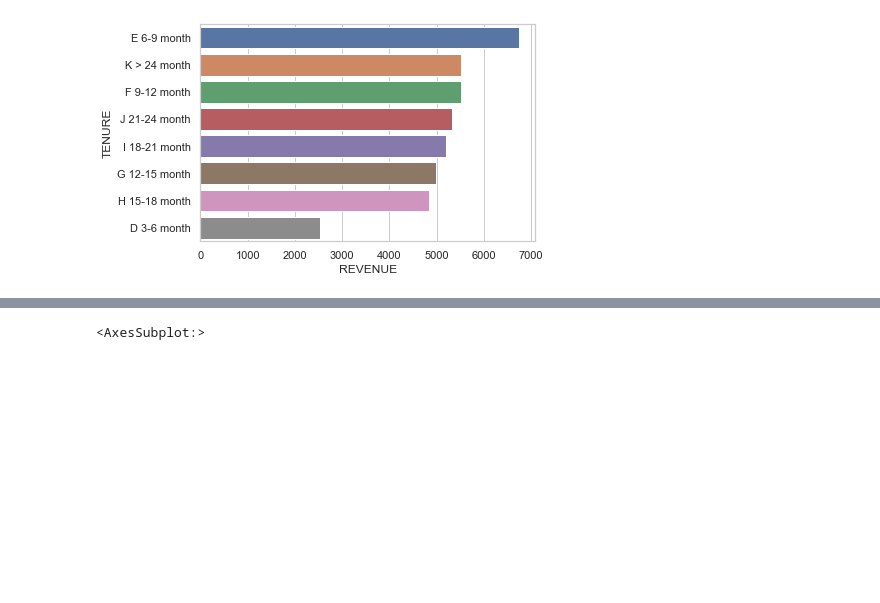
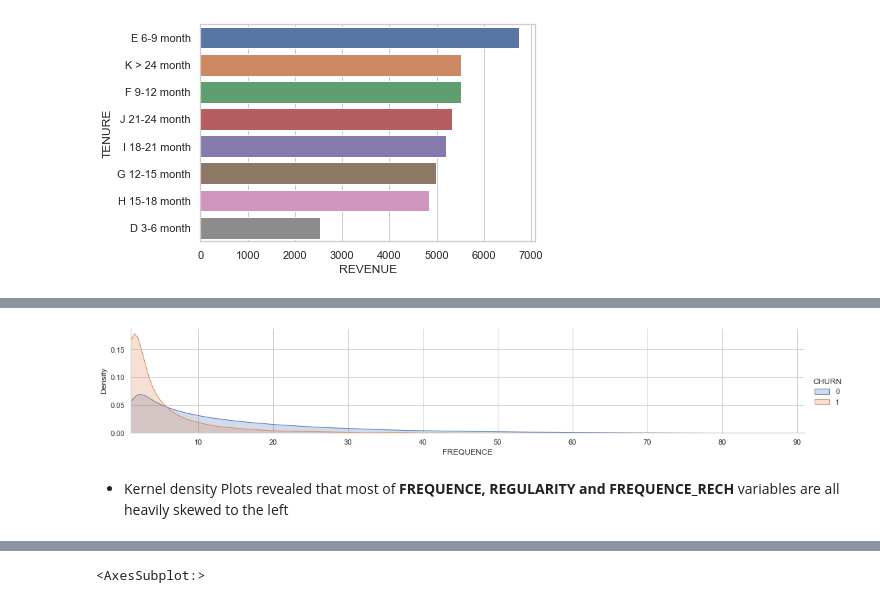
Before and after one commit to aifenaike/Expresso_Prediction, a Jupyter notebook: exploratory_data_analysis.ipynb, the cells around one changed output, grey strips where cells are left out. Saved outputs shown, nothing was run; the diff lists cells and outputs as text; code cells hidden in the pictures; blank space fills up the shorter version.

```diff
--- a/exploratory_data_analysis.ipynb
+++ b/exploratory_data_analysis.ipynb
@@ -159,0 +190,6 @@ sns.barplot(x = 'REVENUE',y = 'TENURE',data = df)
+# %%
+kdeplot('FREQUENCE',Train)
+# %% [output]
+[figure, added]
+# %% [markdown]
+- Kernel density Plots revealed that most of **FREQUENCE, REGULARITY and FREQUENCE_RECH** variables are all heavily skewed to the left
```
Also changed, not shown: parts of 33 cells of this notebook, 2 other files.
